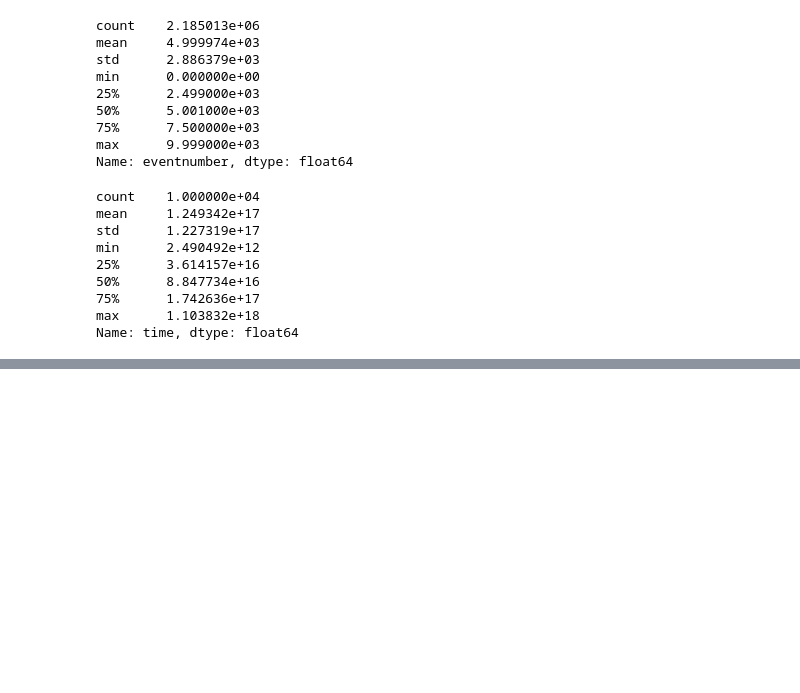
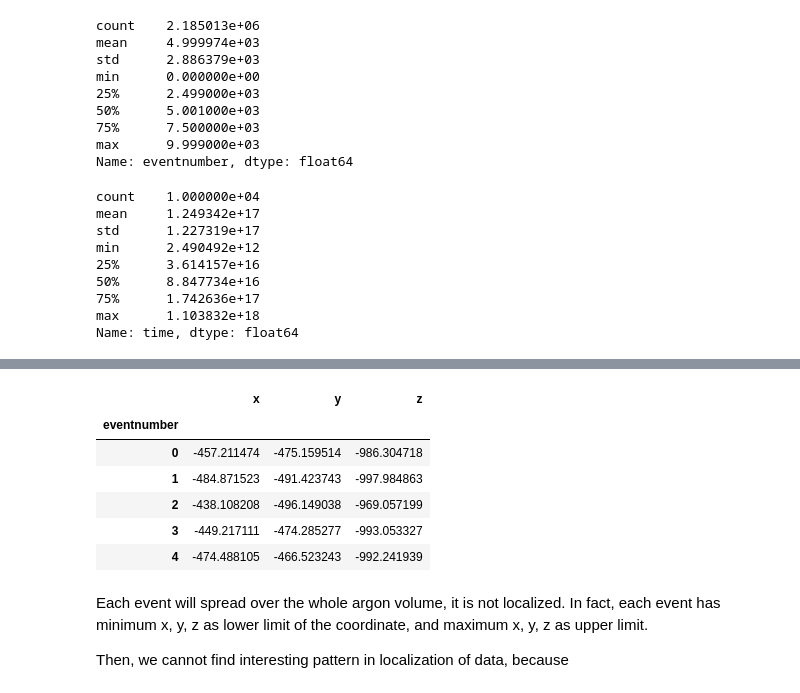
Before and after one commit to luigiberducci/ML4NP, a Jupyter notebook: Notebooks/analysis_1e6_ar39.ipynb, the cells around one changed output, grey strips where cells are left out. Drawn from its saved outputs; the diff is of its cells as text; code cells hidden in the pictures; blank space fills up the shorter version.

```diff
--- a/Notebooks/analysis_1e6_ar39.ipynb
+++ b/Notebooks/analysis_1e6_ar39.ipynb
@@ -216,0 +262,21 @@ Name: time, dtype: float64
+# %%
+df["sec"] = df.time / 1000000000
+# %%
+coords_gbevent = df.groupby("eventnumber")[["x", "y", "z"]]
+# %%
+min_coords_perevent = coords_gbevent.min()
+max_coords_perevent = coords_gbevent.max()
+
+min_coords_perevent.head()
+# %% [output]
+|  | x | y | z |
+| eventnumber |  |  |  |
+| 0 | -457.211474 | -475.159514 | -986.304718 |
+| 1 | -484.871523 | -491.423743 | -997.984863 |
+| 2 | -438.108208 | -496.149038 | -969.057199 |
+| 3 | -449.217111 | -474.285277 | -993.053327 |
+| 4 | -474.488105 | -466.523243 | -992.241939 |
+# %% [markdown]
+Each event will spread over the whole argon volume, it is not localized. In fact, each event has minimum x, y, z as lower limit of the coordinate, and maximum x, y, z as upper limit.
+
+Then, we cannot find interesting pattern in localization of data, because
```
Also changed, not shown: parts of 5 cells of this notebook, 1 other file.
